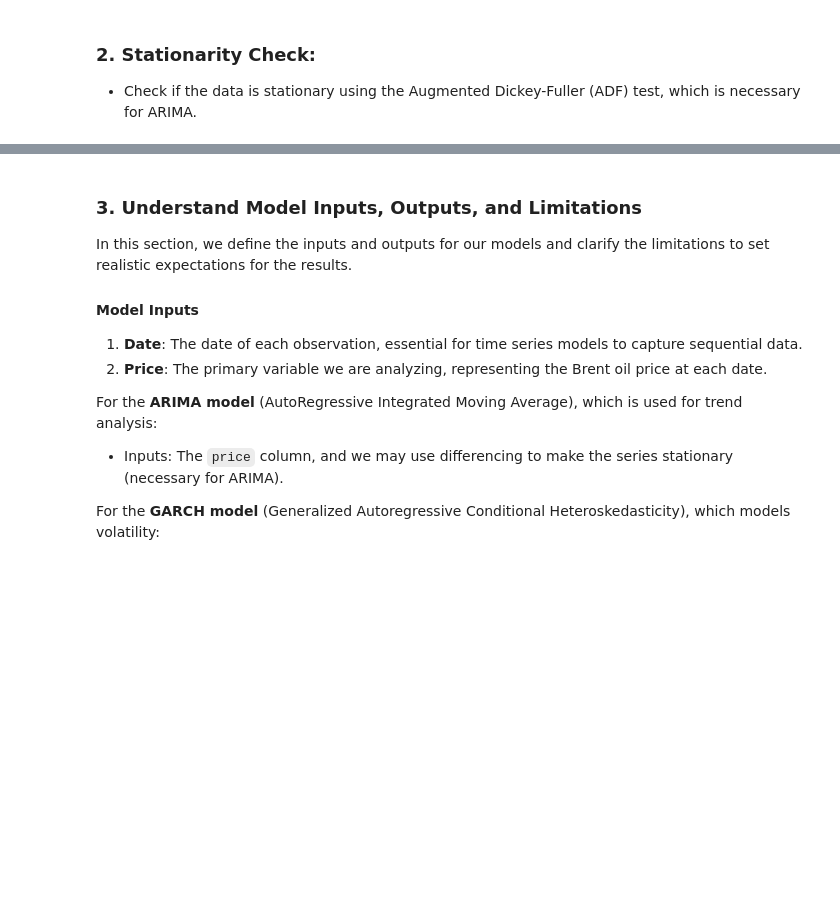
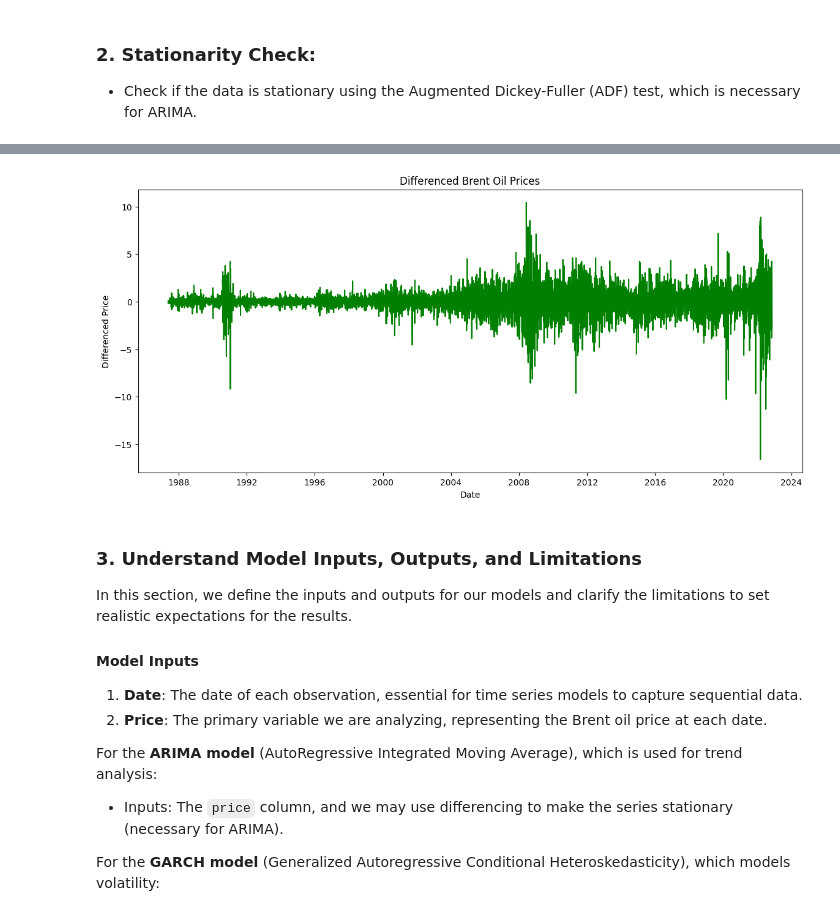
Before and after one commit to getahunTiruneh/Brent-Oil-Impact-Analysis-and-Price-Forecasting, a Jupyter notebook: notebooks/oil_price_EDA.ipynb, the cells around one changed output, grey strips where cells are left out. Saved outputs shown, nothing was run; the diff lists cells and outputs as text; code cells hidden in the pictures; blank space fills up the shorter version.

```diff
--- a/notebooks/oil_price_EDA.ipynb
+++ b/notebooks/oil_price_EDA.ipynb
@@ -106,0 +109,3 @@ p-value: 0.28927350489340287
+# %%
+processor.check_stationarity()
+# %% [output]
@@ -107,3 +116,4 @@ p-value: 0.28927350489340287
+[figure, added]
 # %% [markdown]
 ### 3. Understand Model Inputs, Outputs, and Limitations
 
```
Also changed, not shown: parts of 20 cells of this notebook, 1 other file.
